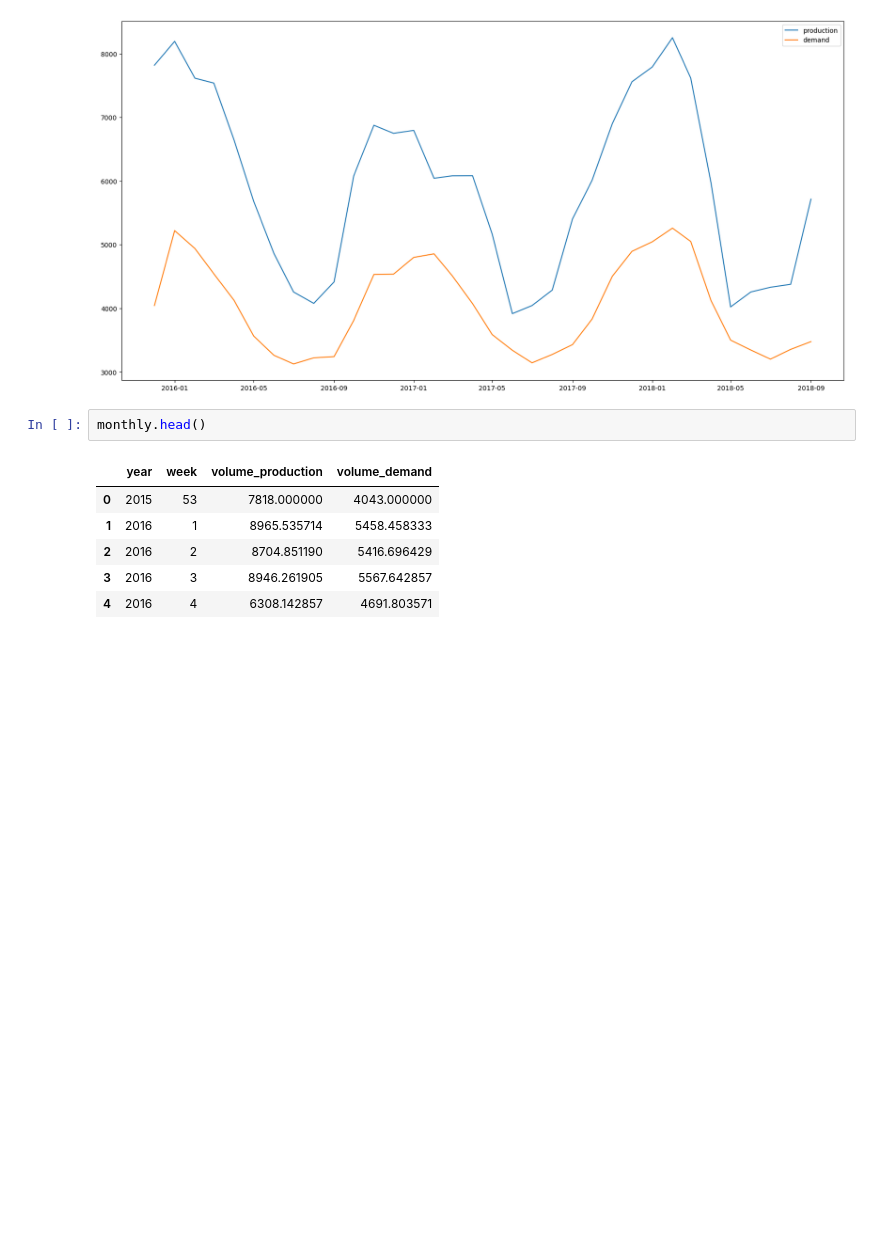
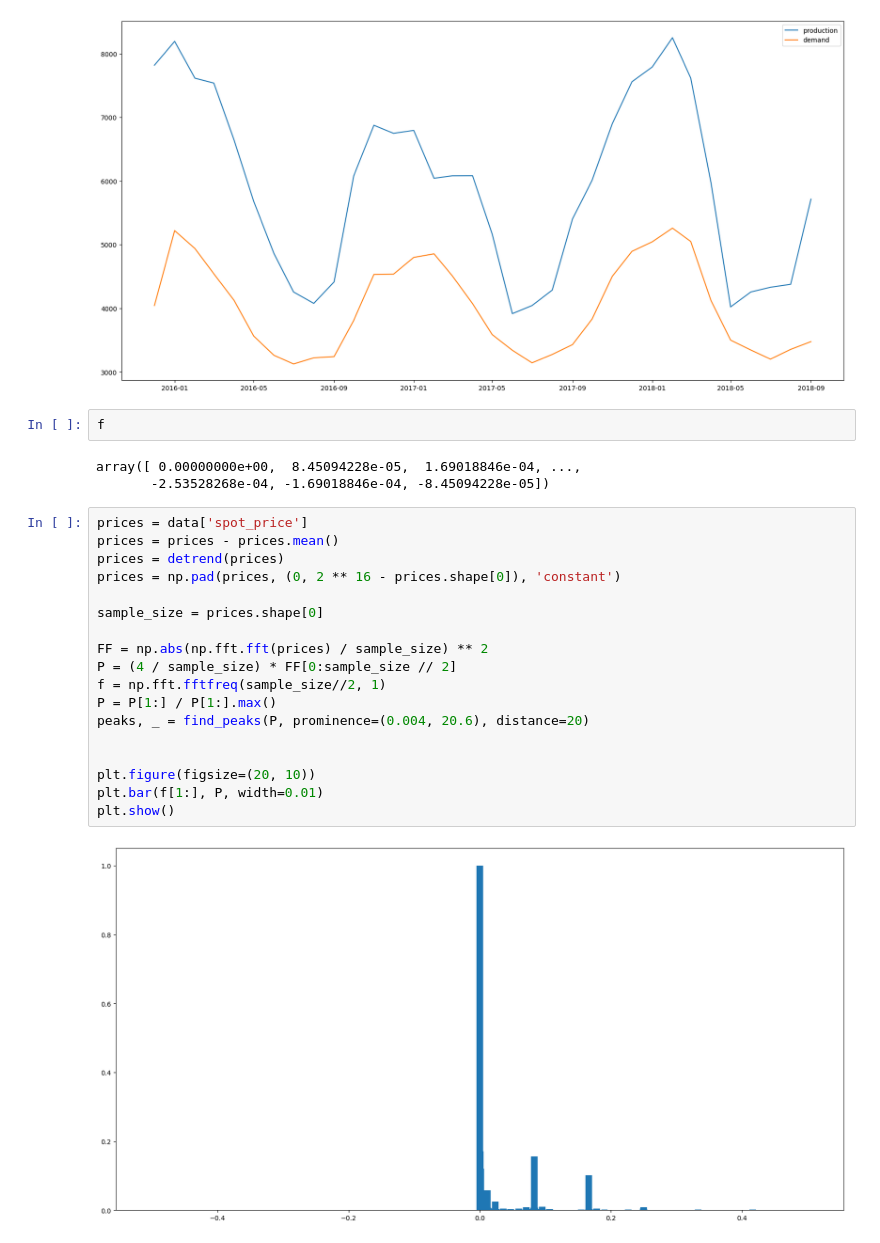
Before and after one commit to CPeti/Spot-price-prediction, a Jupyter notebook: exploration.ipynb, the cells around one changed output. Saved outputs shown, nothing was run; the diff lists cells and outputs as text; blank space fills up the shorter version.

```diff
--- a/exploration.ipynb
+++ b/exploration.ipynb
@@ -162,12 +128,28 @@ plt.legend()
 # %% [output]
 <matplotlib.legend.Legend at 0x...>
 [figure]
-# %%
-monthly.head()
-# %% [output]
-|  | year | week | volume_production | volume_demand |
-| 0 | 2015 | 53 | 7818.000000 | 4043.000000 |
-| 1 | 2016 | 1 | 8965.535714 | 5458.458333 |
-| 2 | 2016 | 2 | 8704.851190 | 5416.696429 |
-| 3 | 2016 | 3 | 8946.261905 | 5567.642857 |
-| 4 | 2016 | 4 | 6308.142857 | 4691.803571 |
+# %%
+f
+# %% [output]
+array([ 0.00000000e+00,  8.45094228e-05,  1.69018846e-04, ...,
+       -2.53528268e-04, -1.69018846e-04, -8.45094228e-05])
+# %%
+prices = data['spot_price']
+prices = prices - prices.mean()
+prices = detrend(prices)
+prices = np.pad(prices, (0, 2 ** 16 - prices.shape[0]), 'constant')
+
+sample_size = prices.shape[0]
+
+FF = np.abs(np.fft.fft(prices) / sample_size) ** 2
+P = (4 / sample_size) * FF[0:sample_size // 2]
+f = np.fft.fftfreq(sample_size//2, 1)
+P = P[1:] / P[1:].max()
+peaks, _ = find_peaks(P, prominence=(0.004, 20.6), distance=20)
+
+
+plt.figure(figsize=(20, 10))
+plt.bar(f[1:], P, width=0.01)
+plt.show()
+# %% [output]
+[figure, added]
```
Also changed, not shown: parts of 11 cells of this notebook.
